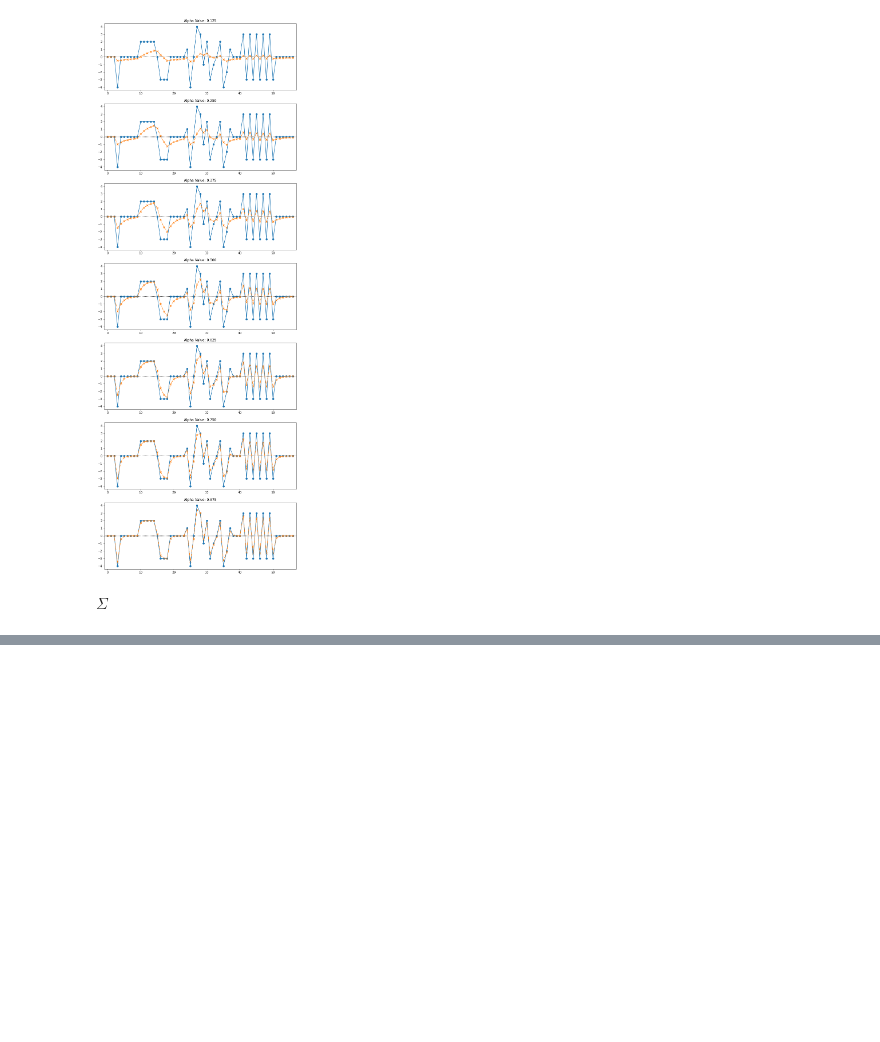
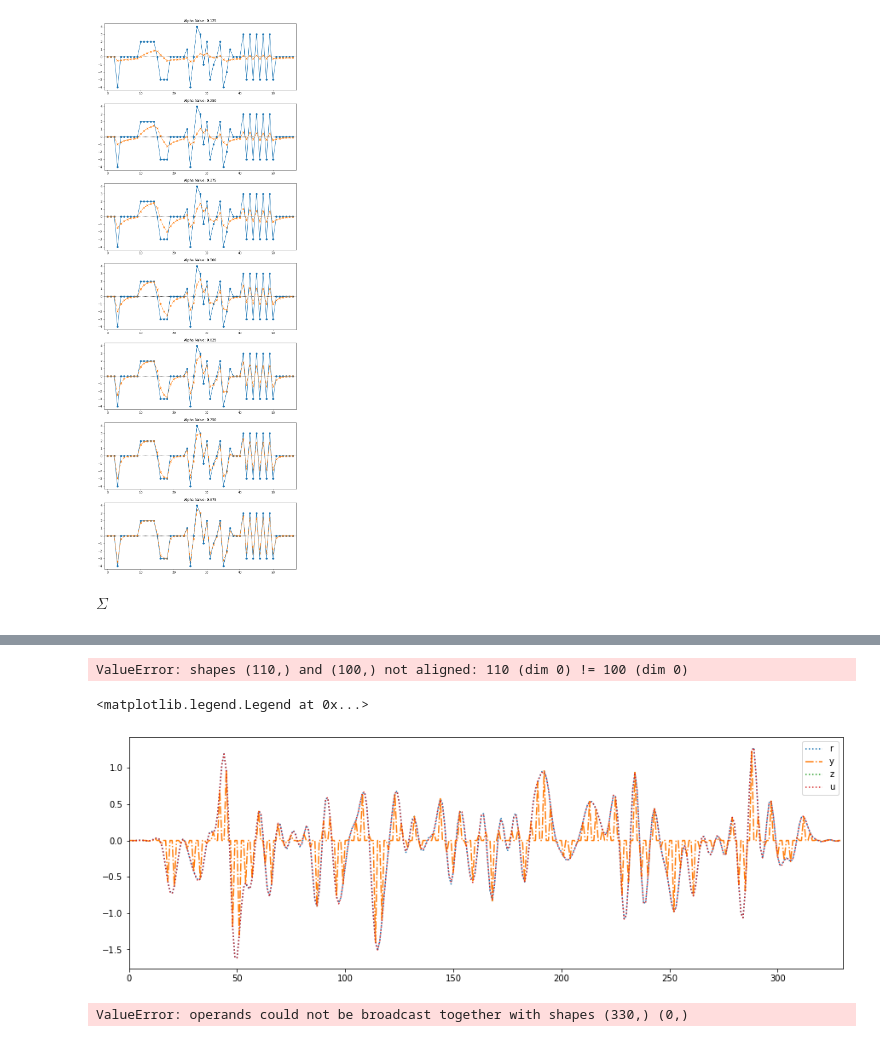
Before and after one commit to DasAnish/DSP_assignments, a Jupyter notebook: DSP_Assignment1.ipynb, the cells around one changed output, grey strips where cells are left out. Saved outputs shown, nothing was run; the diff lists cells and outputs as text; code cells hidden in the pictures; blank space fills up the shorter version.

```diff
--- a/DSP_Assignment1.ipynb
+++ b/DSP_Assignment1.ipynb
@@ -55,0 +71,41 @@ $\Sigma$
+# %%
+r = np.random.normal(0, 1, size=300)
+r = np.concatenate([np.zeros(15), r, np.zeros(15)])
+x = signal.filtfilt(low_pass_45, [1.], r)
+y = [x[i] if i%3==0 else 0 for i in range(330)]
+# %%
+X = [y[i] if i%3==0 else -1 for i in range(330)]
+X = np.array(X)
+X = X[X != -1]
+# %%
+z = []
+Fs = 300
+fs = 100
+for i in range(330):
+    z.append(reconstruction_filter(i/Fs, X, fs))
+# %% [output]
+ValueError: shapes (110,) and (100,) not aligned: 110 (dim 0) != 100 (dim 0)
+# %%
+u = 3*(signal.filtfilt(low_pass_50, [1.], y))
+# %%
+ind = np.arange(330)
+N = 330
+plt.plot(x[:N], label='r', linestyle=':')
+plt.plot(y[:N], label='y', linestyle='-.')
+plt.plot(z[:N], label='z', linestyle=':')
+plt.plot(u[:N], label='u', linestyle=':')
+plt.gcf().set_size_inches(15., 5., forward=True)
+plt.xlim(0, N)
+plt.legend()
+# %% [output]
+<matplotlib.legend.Legend at 0x...>
+[figure, added]
+# %%
+z = np.array(z)
+u = np.array(u)
+x = np.array(x)
+print(f'square error in u-z = {np.sum((u-z)**2)} \
+& in z-x {np.sum((x-z)**2)} \
+& in x-u {np.sum((u-x)**2)}')
+# %% [output]
+ValueError: operands could not be broadcast together with shapes (330,) (0,)
```
Also changed, not shown: parts of 7 cells of this notebook.
